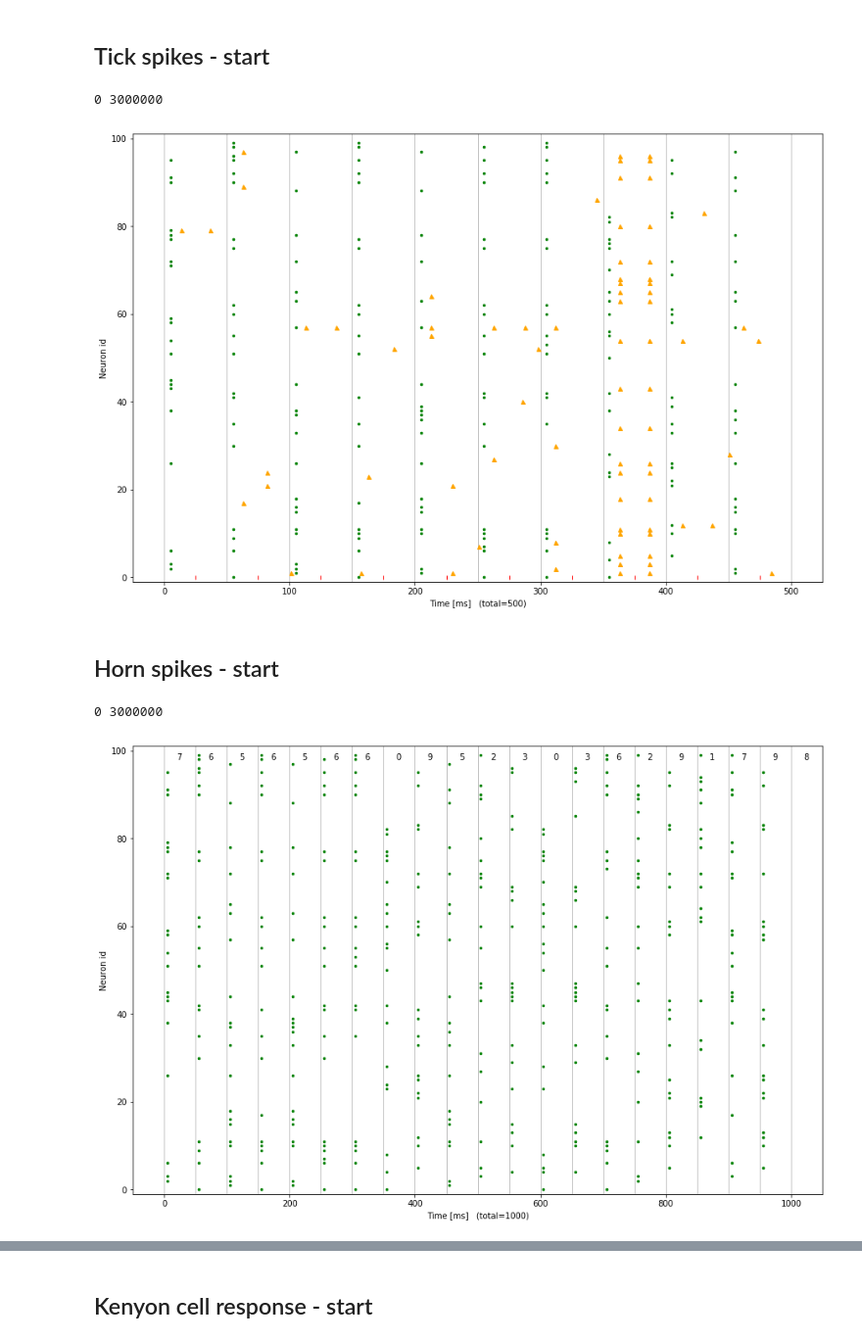
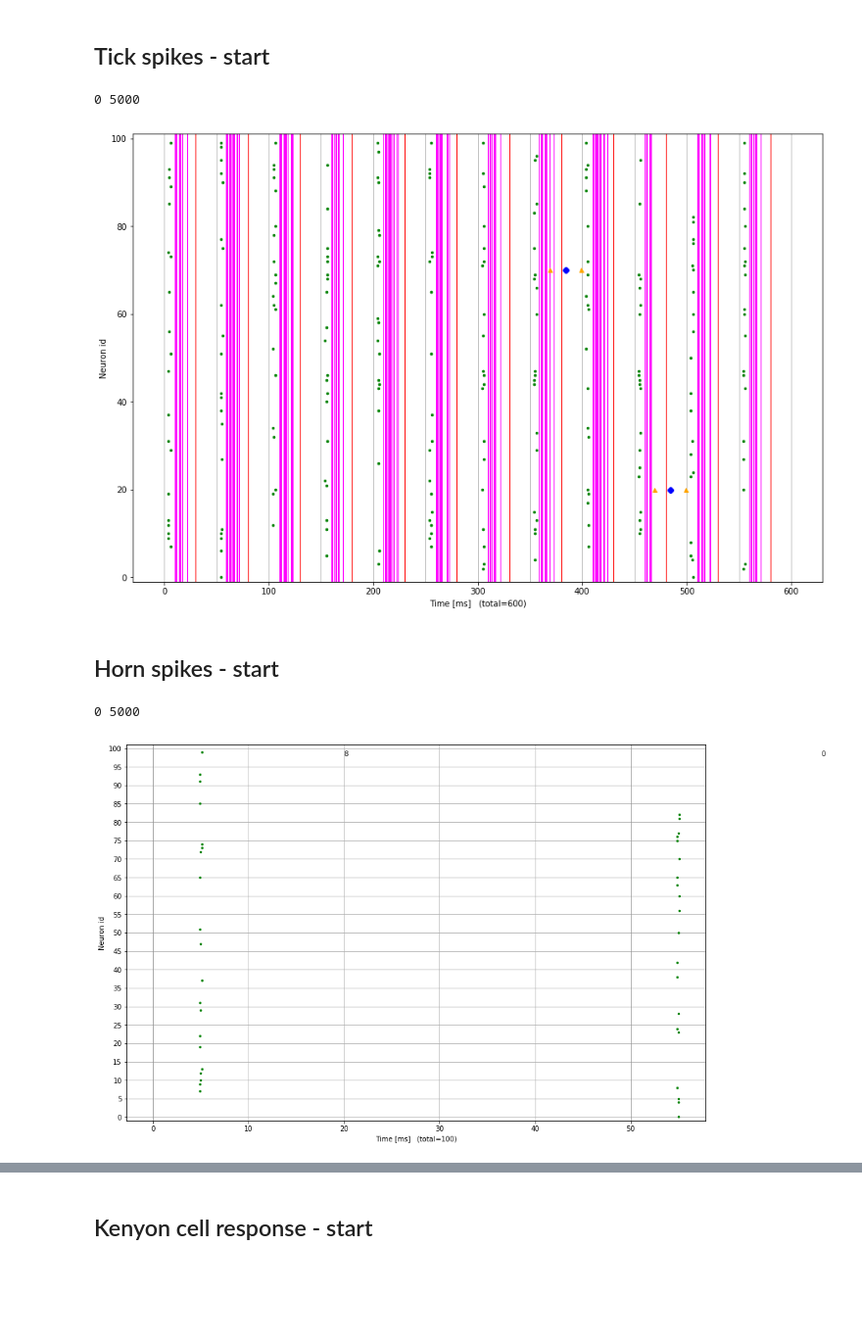
Before and after one commit to chanokin/brainscales-recognition, a Jupyter notebook: codebase/mushroom_body/analyze_mbody_results.ipynb, the cells around one changed output, grey strips where cells are left out. Shown at 98% size. Drawn from its saved outputs; the diff is of its cells as text; code cells hidden in the pictures; blank space fills up the shorter version.

```diff
--- a/codebase/mushroom_body/analyze_mbody_results.ipynb
+++ b/codebase/mushroom_body/analyze_mbody_results.ipynb
@@ -504,10 +570,10 @@ fb_spikes = data['fb_spikes']
 in_spikes = data['input_spikes']
 out_spikes = data['decision_spikes']
 total_t = int(data['sim_time'])
-
+k_spikes = data['kenyon_spikes']
 
 start_t = 0
-end_t = 500
+end_t = 600
 # end_t = total_t
 # start_t = total_t - 500
 # end_t = total_t
@@ -523,14 +589,16 @@ plot_in_range(fig, ax, in_spikes,  start_t=start_t, end_t=end_t,
               marker='.', markeredgewidth=1,
               markersize=5, color='green')
 
+plot_in_range(fig, ax, k_spikes,  start_t=start_t, end_t=end_t,
+              color='magenta', plot_line='vertical', linewidth=1.)
+
 ### TICK == |
 plot_in_range(fig, ax, tick_spikes,  start_t=start_t, end_t=end_t,
-              marker='|', markeredgewidth=1,
-              markersize=5, color='red')
+              color='red', plot_line='vertical', linewidth=1.)
 
 ### FEEDBACK == +
 plot_in_range(fig, ax, fb_spikes,  start_t=start_t, end_t=end_t,
-              marker='+', markeredgewidth=1,
+              marker='x', markeredgewidth=5,
               markersize=5, color='blue')
 
 ### OUTPUT == ^
@@ -544,8 +612,8 @@ ax.set_ylim(-1, args.nAL + 1)
 
 plt.show()
 # %% [output]
-0 3000000
+0 5000
-[figure, old version]
+[figure, new version]
 # %% [markdown]
 Horn spikes - start
 ---
@@ -554,36 +622,37 @@ Horn spikes - start
 data = np.load(fname)
 out_spikes = data['decision_spikes']
 k_spikes = data['kenyon_spikes']
 h_spikes = data['horn_spikes']
 in_spikes = data['input_spikes']
 total_t = int(data['sim_time'])
 sample_indices = data['sample_indices']
 args = data['args'].item()
 args.nSamplesAL
 start_t = 0
-end_t = 1000
+end_t = 100
 # end_t = total_t
 print(start_t, total_t)
 fig = plt.figure(figsize=(15, 10))
 ax = plt.subplot(1, 1, 1)
 
-for i, dt in enumerate(range(0, end_t+1, data['sample_dt'])):
+for i, dt in enumerate(range(start_t, end_t, data['sample_dt'])):
     plt.axvline(dt, color='gray', linewidth=0.5)
     plt.text(dt+20, 98, '%d'%(sample_indices[i]//args.nSamplesAL))
 #     print(sample_indices[i], args.nSamplesAL, '%d'%(sample_indices[i]//args.nSamplesAL))
 plot_in_range(fig, ax, in_spikes,  start_t=start_t, end_t=end_t,
               marker='.', markeredgewidth=1,
               markersize=5, color='green')
 plot_in_range(fig, ax, h_spikes,  start_t=start_t, end_t=end_t,
               marker='.', markeredgewidth=1,
               markersize=5, color='red')
 
 ax.set_ylabel('Neuron id')
 ax.set_xlabel('Time [ms]   (total={})'.format(end_t - start_t))
 ax.set_ylim(-1, args.nAL + 1)
-
+ax.set_yticks(np.arange(0, args.nAL + 1, 5))
+ax.grid()
 plt.show()
 # %% [output]
-0 3000000
+0 5000
-[figure, old version]
+[figure, new version]
 # %%
```
Also changed, not shown: parts of 39 cells of this notebook, 27 other files.
